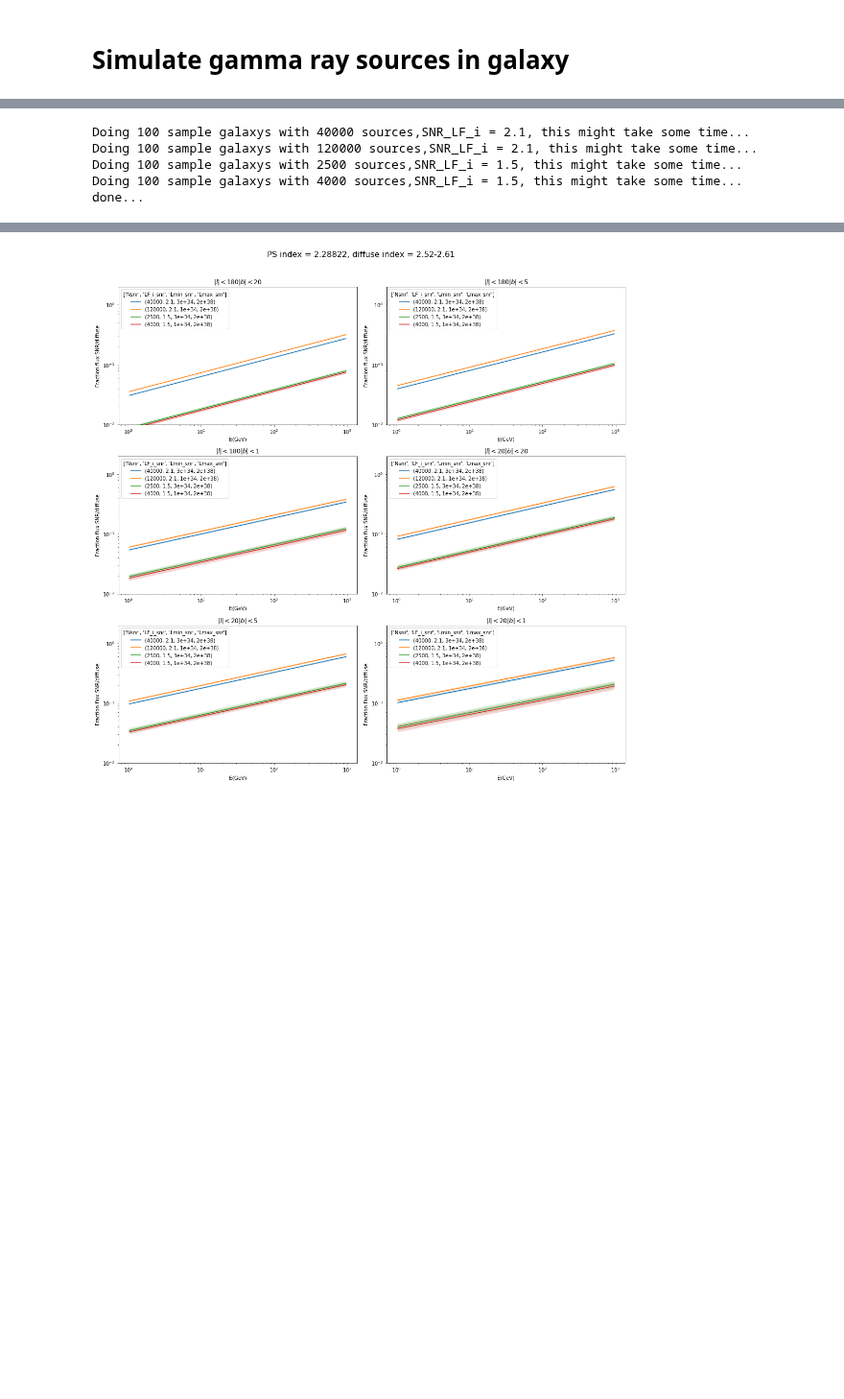
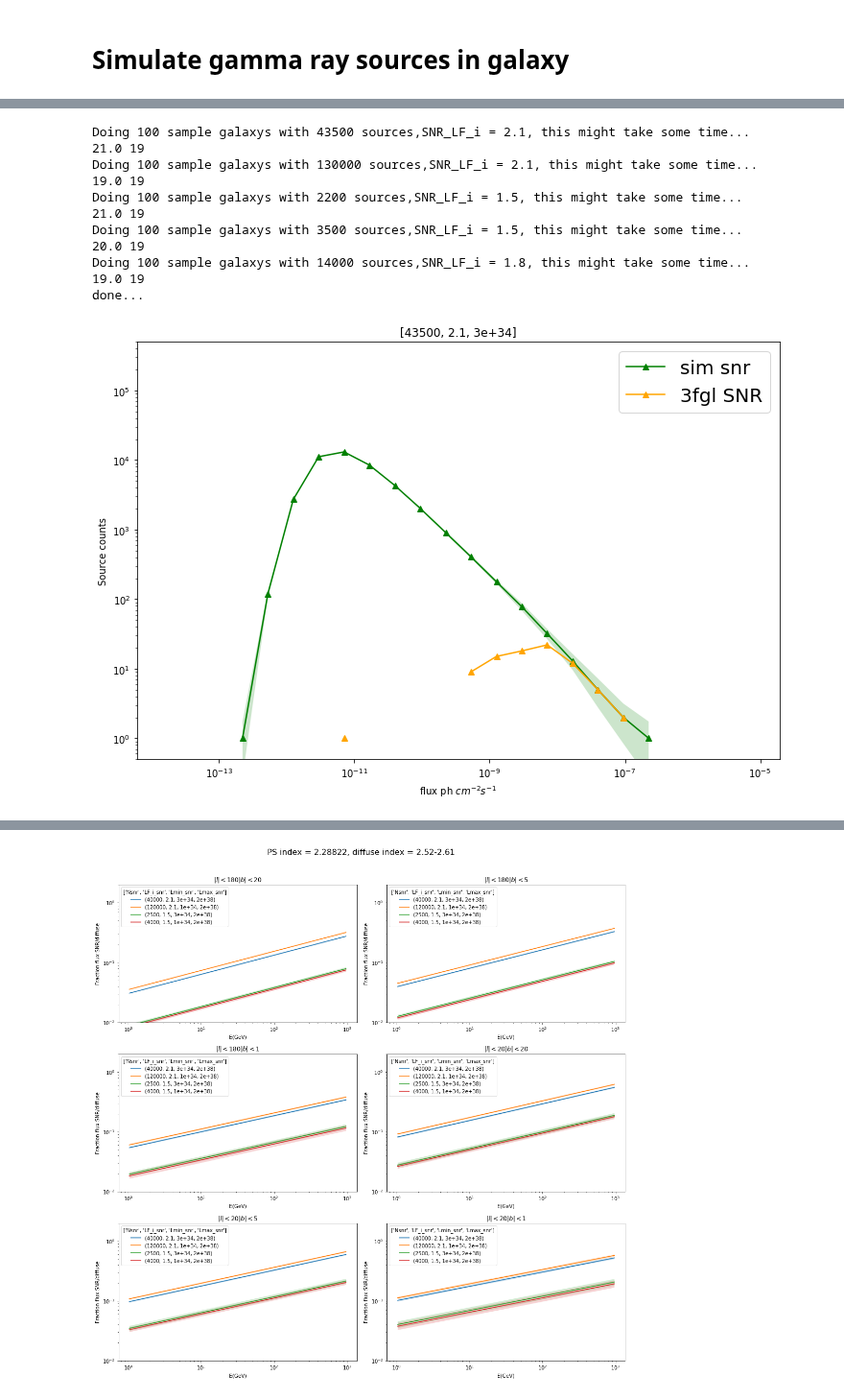
Before and after one commit to martp91/y-rays-UPS, a Jupyter notebook: sim_gamma_sources.ipynb, the cells around one changed output, grey strips where cells are left out. Shown at 96% size. Saved outputs shown, nothing was run; the diff lists cells and outputs as text; code cells hidden in the pictures; blank space fills up the shorter version.

```diff
--- a/sim_gamma_sources.ipynb
+++ b/sim_gamma_sources.ipynb
@@ -151,9 +174,16 @@ def read_catalog(fn,catalog='fgl',classes=['pwn','snr','spp']):
 # %%
 ##Load 3fgl data and get average spectrum and histogram of fluxes from here
 file_3fgl = 'gll_psc_v16.fit'
+func_log = lambda E,p: p[0]*(E/p[1])**(-p[2]-p[3]*np.log(E/p[1]))
+func_Exp = lambda E,p: p[0]*(E/p[1])**(-p[2])*np.exp((p[1]/p[3])**p[4]-(E/p[3])**p[4])
+hist_3fgl_snr,intp_3fgl_snr_normed,snr_index = read_catalog('gll_psc_v16.fit',classes=['pwn','snr','spp'])
+hist_3fgl_psr,intp_3fgl_psr_normed,psr_index = read_catalog('gll_psc_v16.fit',classes=['psr'])
 
-hist_3fgl_snr,intp_3fgl_snr_normed,snr_index = read_catalog('gll_psc_v16.fit')
-hist_3fgl_psr,intp_3fgl_psr_normed,psr_index = read_catalog('gll_psc_v16.fit',classes=['psr'])
+#hist_3fgl_snr,intp_3fgl_snr_normed,snr_index = read_catalog('gll_psch_v13.fit',catalog='fhl',
+#                                                            classes=['pwn','snr','spp'])
+
+
+#intp_3fgl_snr_normed = func_Exp(E,[1,0.1,1.946123, 2.9145198,0.43158293]) #Average overal spec
 # %%
 ###Load diffuse flux from skyfact fit
 
@@ -204,24 +234,3 @@ for ilb in lb:
    # print fit[0]
        # plt.loglog(E,E**2*fitted_spec)
         #plt.legend()
-# %%
-import open_dat
-
-fit_rings_spec = []
-fit_rings_spec_27 = []
-fit_rings_err = []
-dat_rings = open_dat.open_dat('r5_fulldisk_7rings3_spectra.dat')
-deltaE = dat_rings['delta_e']
-for d in sorted(dat_rings):
-    if 'Gas' in d and not 'err' in d:
-        spec = dat_rings[d]/deltaE
-        err =dat_rings[d+'_err']/deltaE
-        fit,cov = curve_fit(fitfunc,np.log10(E_diff),
-                        np.log10(spec[mask_E_diff]),sigma=err[mask_E_diff]/spec[mask_E_diff])
-        fit_plot = plotfunc(E,fit[0],10**fit[1])
-        fit_rings_spec_27.append(plotfunc(E,2.7,10**fit[1]))
-        fit_rings_spec.append(fit_plot)
-        err = np.sqrt(cov[0][0])
-        fit_rings_err.append(err)
-
-R_rings = [(0,1.7),(1.7,4.5),(4.5,6.5),(6.5,8.0),(8.0,10.0),(10.0,16.5),(16.5,50)]
@@ -347,12 +443,12 @@ def ave_samples(Nsmpl=10,Nsnr=10000,LF_i_snr=1.5,Lmin_snr=1e33,Lmax_snr=4e38,
     ave_spec_R = np.average(spec_R,axis=0)
     std_spec_R = np.std(spec_R,axis=0)
 
-    mask_complete = (bins_mean > 5e-9)
+    mask_complete = (bins_mean > 1e-8)
     counts_snr = np.sum(ave_hist_snr[mask_complete])
     counts_3fgl_snr = np.sum(hist_3fgl_snr[mask_complete])
 
     if plothist:
-        #print counts_snr, counts_3fgl_snr
+        print counts_snr, counts_3fgl_snr
         ###################
         #Histogram of flux vs N
 
@@ -411,8 +507,11 @@ Lmin = 2e34
 Lmax = 2e38
 
 
-### These overestimate the number of counts at flux >5e-9 by ~10-20
-options = [(40000,2.1,3e34,Lmax),(120000,2.1,1e34,Lmax),(2500,1.5,3e34,Lmax),(4000,1.5,1e34,Lmax)]
+
+options = [(43500,2.1,3e34,Lmax),(130000,2.1,1e34,Lmax),(2200,1.5,3e34,Lmax),(3500,1.5,1e34,Lmax),
+           (14000,1.8,2e34,Lmax)]
+
+
 
 #options = [(140000,2.1,1e34,Lmax,alp_snr,bet_snr,H_snr,5e-10),
 #           (140000,2.1,1e34,Lmax,alp_snr,0.5*bet_snr,H_snr,5e-10),
@@ -425,35 +524,42 @@ options = [(40000,2.1,3e34,Lmax),(120000,2.1,1e34,Lmax),(2500,1.5,3e34,Lmax),(40
 #           (140000,2.1,1e34,Lmax,alp_snr,bet_snr,H_snr,5e-9)]
 
 #options=[(30000,1.7,1e34,1e38)]
 
 snr_frac = []
 options_print = []
 snr_spec = []
 snr_frac_std = []
 snr_spec_std = []
 snr_spec_R = []
 std_snr_spec_R = []
 for op in options:
     N,LF_i,Lmin,Lmax = op
     ave_frac_snr,ave_spec_snr,std_frac_snr,std_spec_snr,R_spec,std_R = ave_samples(100,Nsnr=N,LF_i_snr=LF_i,
                                             Lmin_snr=Lmin,Lmax_snr=Lmax,
-                                           plothist=False,printstatements=False,source_class='SNR')
+                                           plothist=True,printstatements=False,source_class='SNR')
                                                                            #  alpha=1.9,beta=3.98)
    # ave_frac_psr,ave_spec_psr = ave_samples(10,N,LF_i,Lmin,Lmax,source_class='PSR',
    #                                         plothist=True,alpha=a,beta=b,H=h)
     options_print.append(op)
     snr_frac.append(ave_frac_snr)
     snr_spec.append(ave_spec_snr)
     snr_frac_std.append(std_frac_snr)
     snr_spec_std.append(std_spec_snr)
     snr_spec_R.append(R_spec)
     std_snr_spec_R.append(std_R)
 
 #print snr_frac
 print "done..."
 # %% [output]
-Doing 100 sample galaxys with 40000 sources,SNR_LF_i = 2.1, this might take some time...
-Doing 100 sample galaxys with 120000 sources,SNR_LF_i = 2.1, this might take some time...
-Doing 100 sample galaxys with 2500 sources,SNR_LF_i = 1.5, this might take some time...
-Doing 100 sample galaxys with 4000 sources,SNR_LF_i = 1.5, this might take some time...
+Doing 100 sample galaxys with 43500 sources,SNR_LF_i = 2.1, this might take some time...
+21.0 19
+Doing 100 sample galaxys with 130000 sources,SNR_LF_i = 2.1, this might take some time...
+19.0 19
+Doing 100 sample galaxys with 2200 sources,SNR_LF_i = 1.5, this might take some time...
+21.0 19
+Doing 100 sample galaxys with 3500 sources,SNR_LF_i = 1.5, this might take some time...
+20.0 19
+Doing 100 sample galaxys with 14000 sources,SNR_LF_i = 1.8, this might take some time...
+19.0 19
 done...
+[figure, added]
```
Also changed, not shown: parts of 8 cells of this notebook.
